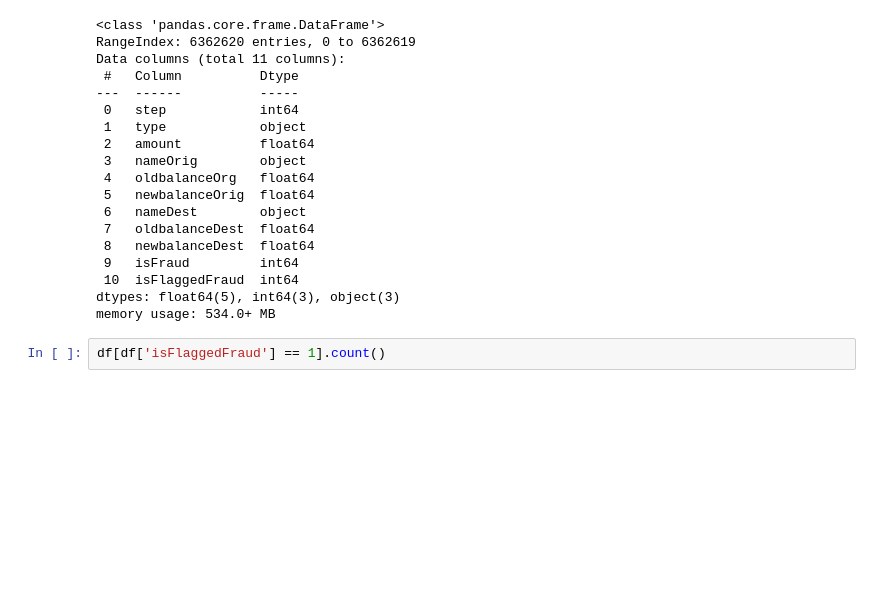
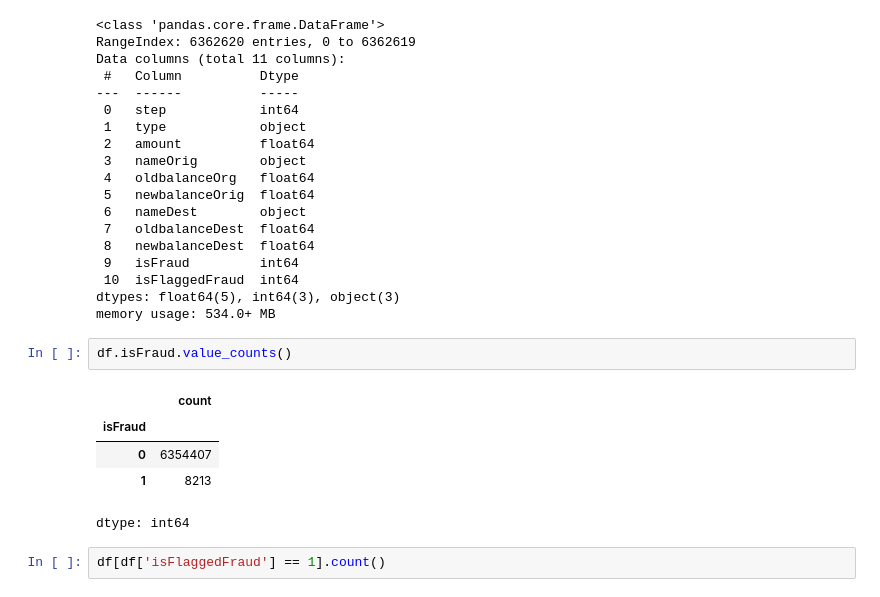
Before and after one commit to youssefashmawy/Fraud-Detection-in-Digital-Transactions, a Jupyter notebook: Notebooks/6_Million_dataset/6_million_dataset_small_NN.ipynb, the cells around one changed output. Cells and saved outputs as stored; diff of their text form; blank space fills up the shorter version.

```diff
--- a/Notebooks/6_Million_dataset/6_million_dataset_small_NN.ipynb
+++ b/Notebooks/6_Million_dataset/6_million_dataset_small_NN.ipynb
@@ -97,6 +99,14 @@ Data columns (total 11 columns):
  10  isFlaggedFraud  int64
 dtypes: float64(5), int64(3), object(3)
 memory usage: 534.0+ MB
+# %%
+df.isFraud.value_counts()
+# %% [output]
+|  | count |
+| isFraud |  |
+| 0 | 6354407 |
+| 1 | 8213 |
+dtype: int64
 # %%
 df[df['isFlaggedFraud'] == 1].count()
 # %% [output]
```
Also changed, not shown: parts of 23 cells of this notebook, 1 other file.
